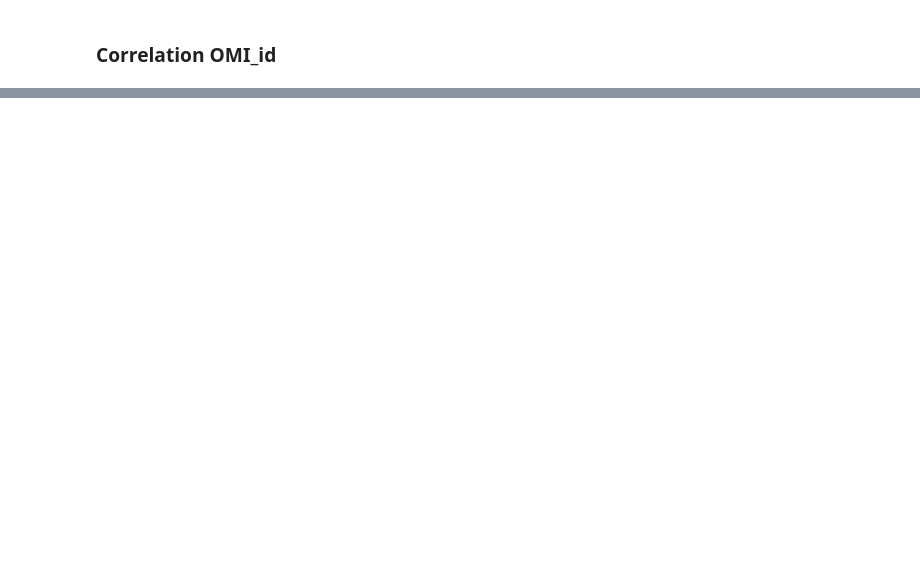
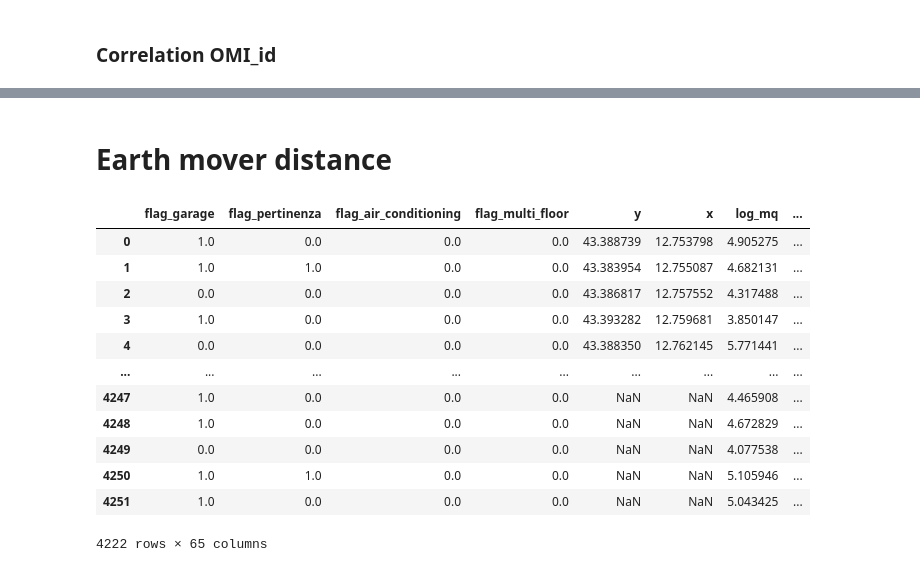
Before and after one commit to jaclenti/NFVAE-population-synthesis, a Jupyter notebook: notebooks/jl_popsyn_comparison_ablation.ipynb, the cells around one changed output, grey strips where cells are left out. Drawn from its saved outputs; the diff is of its cells as text; code cells hidden in the pictures; blank space fills up the shorter version.

```diff
--- a/notebooks/jl_popsyn_comparison_ablation.ipynb
+++ b/notebooks/jl_popsyn_comparison_ablation.ipynb
@@ -430,0 +367,71 @@ df_sample_abl["OMI_id"].value_counts().reset_index().merge(df_real["OMI_id"].val
+# %% [markdown]
+# Earth mover distance
+# %%
+# Load shapefile of the region
+def Find_province_shapefile(df_real):
+    region= df_real.COD_REG.drop_duplicates().values[0].astype(str).zfill(2)
+
+    region_shapefile = gpd.read_file(f'/data/housing/data/input/census/shapefiles_2011/R{region}_11_WGS84/R{region}_11_WGS84.shp')
+
+    # filter prov
+    df_real['COD_PROV']= df_real['PRO_COM'].apply(lambda x: '{:06d}'.format(int(x))).str[:3]
+    cod_prov= df_real.COD_PROV.drop_duplicates().values[0]
+    region_shapefile['PRO_COM'] = region_shapefile['PRO_COM'].apply(lambda x: '{:06d}'.format(int(x)))
+
+    # keep shapefile of the province
+    region_shapefile['COD_PROV']= region_shapefile['PRO_COM'].astype(str).str[:3]
+    province_shapefile= region_shapefile.loc[region_shapefile.COD_PROV == cod_prov, "geometry"].reset_index().dissolve()
+    province_shapefile.to_crs(epsg=4326, inplace=True)
+    province_shapefile['index']=1
+    province_shapefile.rename(columns={'index': 'in_province'}, inplace=True)  #needed for the next steps
+
+    return province_shapefile
+
+province_shapefile = Find_province_shapefile(df_real)
+
+# Sample null model: randomly placed homes in the population
+df_null_homes= province_shapefile.sample_points(len(df_real)).explode('geometry').reset_index()
+df_null_homes.columns = ['dummy','geometry']
+
+
+def Shuffle_attributes(data, attributes_shuffle, rand_geo, rand_attributes):
+    if rand_attributes:
+        for attribute in attributes_shuffle:
+            if attribute !='num_homes':
+                data[attribute] = np.random.permutation(data[attribute].values)
+
+    if rand_geo:
+        # Randomly shuffle the geometry of the homes
+        geo =  province_shapefile.sample_points(len(df_real)).explode('geometry')
+        data['x'] = geo.x
+        data['y'] = geo.y
+    return data
+
+agg_rules = {
+    'num_homes': 'sum',
+    'flag_garage': 'mean',
+    'flag_air_conditioning': 'mean',
+    'flag_multi_floor': 'mean',
+    'flag_pertinenza': 'mean',
+    'log_mq': 'mean',
+    'COD_CAT': 'first',
+    'anno_costruzione': 'first',
+    'energy_class': 'first',
+}
+# Shuffle attributes for the null model
+df_real_shuffle = Shuffle_attributes(df_real.copy(deep=True), agg_rules.keys(), rand_geo = True, rand_attributes =False)
+df_real_shuffle
+# %% [output]
+|  | flag_garage | flag_pertinenza | flag_air_conditioning | flag_multi_floor | y | x | log_mq | ... |
+| 0 | 1.0 | 0.0 | 0.0 | 0.0 | 43.388739 | 12.753798 | 4.905275 | ... |
+| 1 | 1.0 | 1.0 | 0.0 | 0.0 | 43.383954 | 12.755087 | 4.682131 | ... |
+| 2 | 0.0 | 0.0 | 0.0 | 0.0 | 43.386817 | 12.757552 | 4.317488 | ... |
+| 3 | 1.0 | 0.0 | 0.0 | 0.0 | 43.393282 | 12.759681 | 3.850147 | ... |
+| 4 | 0.0 | 0.0 | 0.0 | 0.0 | 43.388350 | 12.762145 | 5.771441 | ... |
+| ... | ... | ... | ... | ... | ... | ... | ... | ... |
+| 4247 | 1.0 | 0.0 | 0.0 | 0.0 | NaN | NaN | 4.465908 | ... |
+| 4248 | 1.0 | 0.0 | 0.0 | 0.0 | NaN | NaN | 4.672829 | ... |
+| 4249 | 0.0 | 0.0 | 0.0 | 0.0 | NaN | NaN | 4.077538 | ... |
+| 4250 | 1.0 | 1.0 | 0.0 | 0.0 | NaN | NaN | 5.105946 | ... |
+| 4251 | 1.0 | 0.0 | 0.0 | 0.0 | NaN | NaN | 5.043425 | ... |
+4222 rows × 65 columns
```
Also changed, not shown: parts of 38 cells of this notebook.
